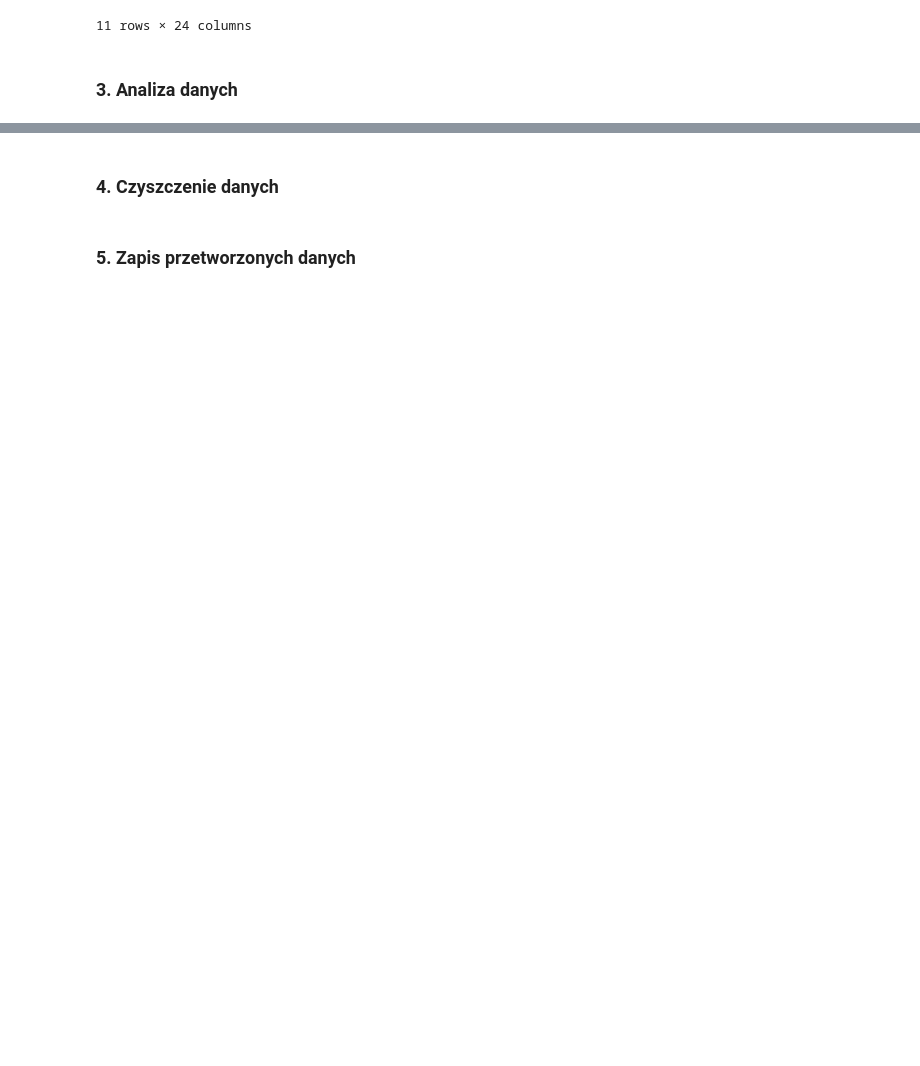
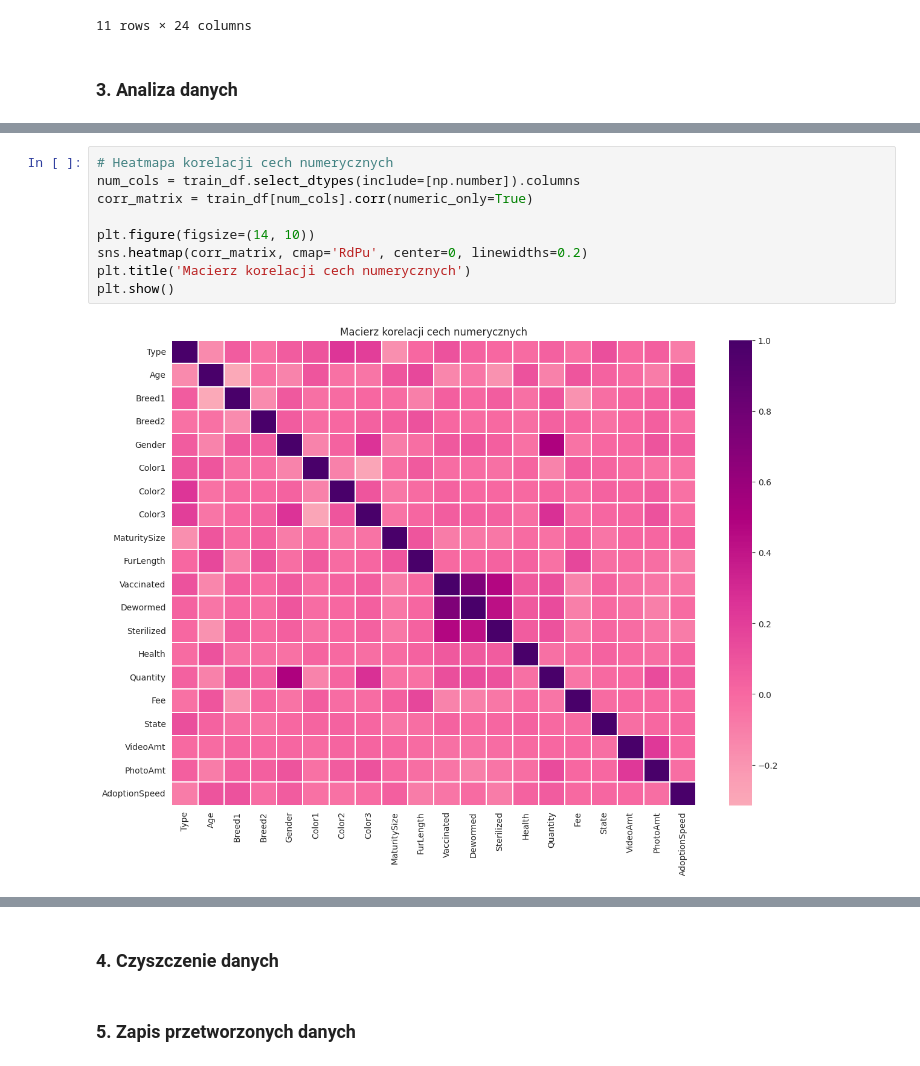
Before and after one commit to Carrie088/pet_adoption_ml, a Jupyter notebook: notebooks/01_data_preparation.ipynb, the cells around one changed output, grey strips where cells are left out. Cells and saved outputs as stored; diff of their text form; blank space fills up the shorter version.

```diff
--- a/notebooks/01_data_preparation.ipynb
+++ b/notebooks/01_data_preparation.ipynb
@@ -115,0 +124,11 @@ Describe (wszystkie kolumny):
+# %%
+# Heatmapa korelacji cech numerycznych
+num_cols = train_df.select_dtypes(include=[np.number]).columns
+corr_matrix = train_df[num_cols].corr(numeric_only=True)
+
+plt.figure(figsize=(14, 10))
+sns.heatmap(corr_matrix, cmap='RdPu', center=0, linewidths=0.2)
+plt.title('Macierz korelacji cech numerycznych')
+plt.show()
+# %% [output]
+[figure, added]
```
Also changed, not shown: parts of 4 cells of this notebook.
